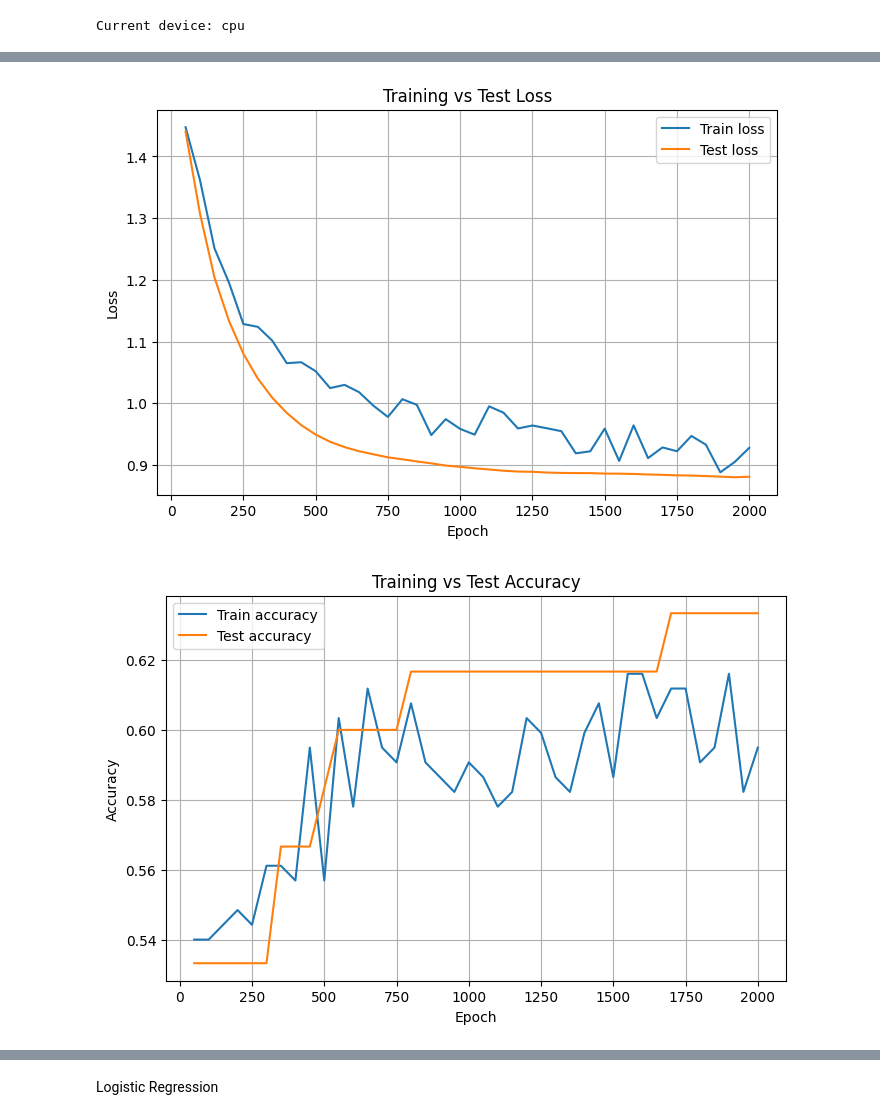
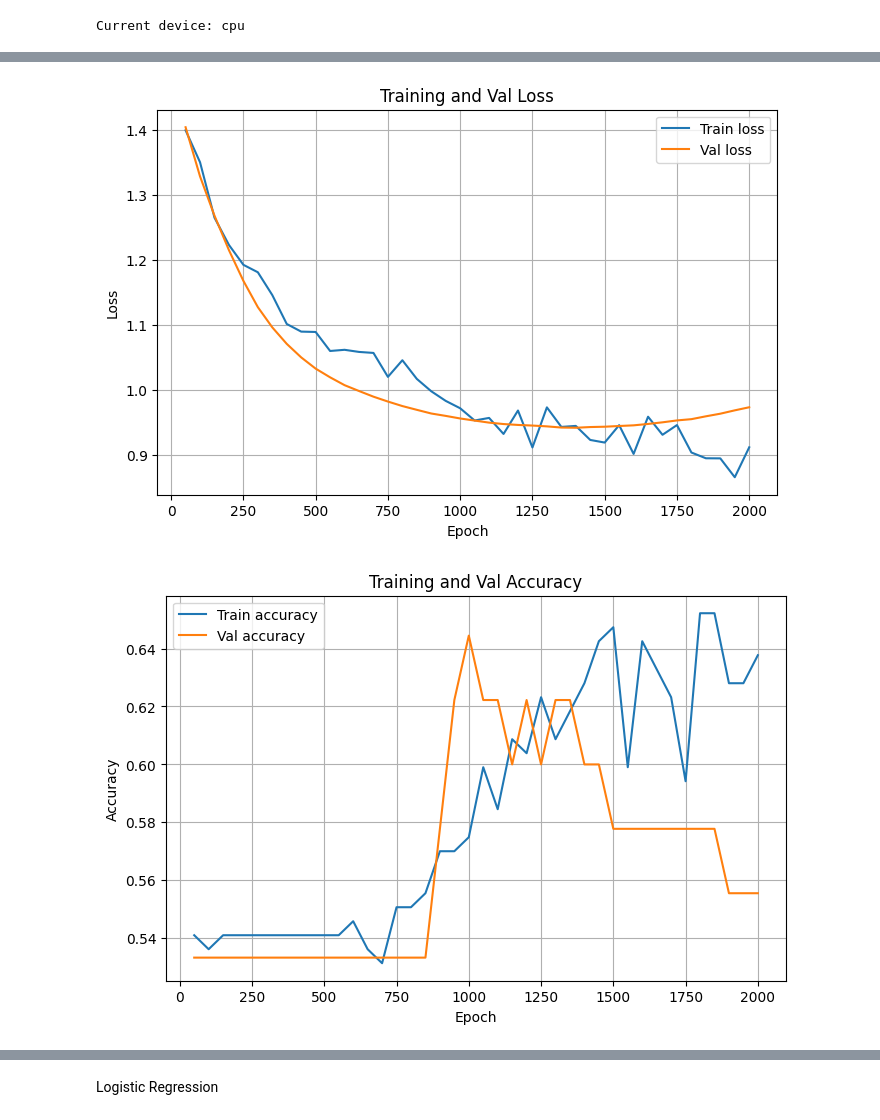
Before and after one commit to samy-bouchentouf/heart-disease-prediction, a Jupyter notebook: notebooks/training.ipynb, the cells around one changed output, grey strips where cells are left out. Drawn from its saved outputs; the diff is of its cells as text; code cells hidden in the pictures.

```diff
--- a/notebooks/training.ipynb
+++ b/notebooks/training.ipynb
@@ -35,15 +37,24 @@ Current device: cpu
 # %%
 scaler = StandardScaler()
 
-X_train, X_test, y_train, y_test = train_test_split(X, y, test_size=0.2, random_state=RANDOM_STATE, stratify=y)
+X_train, X_temp, y_train, y_temp = train_test_split(X, y, test_size=0.3, random_state=RANDOM_STATE, stratify=y)
+
+X_val, X_test, y_val, y_test = train_test_split(X_temp, y_temp, test_size=0.5, random_state=RANDOM_STATE, stratify=y_temp)
 
 X_train = scaler.fit_transform(X_train)
+X_val = scaler.transform(X_val)
 X_test = scaler.transform(X_test)
+
 
 X_train = torch.tensor(X_train, dtype=torch.float32, device=device)
 y_train = torch.tensor(y_train.to_numpy(), dtype=torch.long, device=device)
+
+X_val = torch.tensor(X_val, dtype=torch.float32, device=device)
+y_val = torch.tensor(y_val.to_numpy(), dtype=torch.long, device=device)
+
 X_test = torch.tensor(X_test, dtype=torch.float32, device=device)
 y_test = torch.tensor(y_test.to_numpy(), dtype=torch.long, device=device)
+
 
 in_features = X_train.shape[1]
 out_features = len(torch.unique(y_train))
@@ -154,29 +184,29 @@ Test loss: 0.8807000517845154; Test accuracy: 0.6333333253860474
 # %%
 import matplotlib.pyplot as plt
 
 epochs = range(50, EPOCHS + 1, 50)
 
 # Graphe 1 : Loss
 plt.figure(figsize=(8, 5))
 plt.plot(epochs, train_losses, label="Train loss")
-plt.plot(epochs, test_losses, label="Test loss")
+plt.plot(epochs, val_losses, label="Val loss")
 plt.xlabel("Epoch")
 plt.ylabel("Loss")
-plt.title("Training vs Test Loss")
+plt.title("Training and Val Loss")
 plt.legend()
 plt.grid(True)
 plt.show()
 
 # Graphe 2 : Accuracy
 plt.figure(figsize=(8, 5))
 plt.plot(epochs, train_accuracies, label="Train accuracy")
-plt.plot(epochs, test_accuracies, label="Test accuracy")
+plt.plot(epochs, val_accuracies, label="Val accuracy")
 plt.xlabel("Epoch")
 plt.ylabel("Accuracy")
-plt.title("Training vs Test Accuracy")
+plt.title("Training and Val Accuracy")
 plt.legend()
 plt.grid(True)
 plt.show()
 # %% [output]
-[figure, old version]
+[figure, new version]
-[figure, old version]
+[figure, new version]
```
Also changed, not shown: parts of 5 cells of this notebook.
